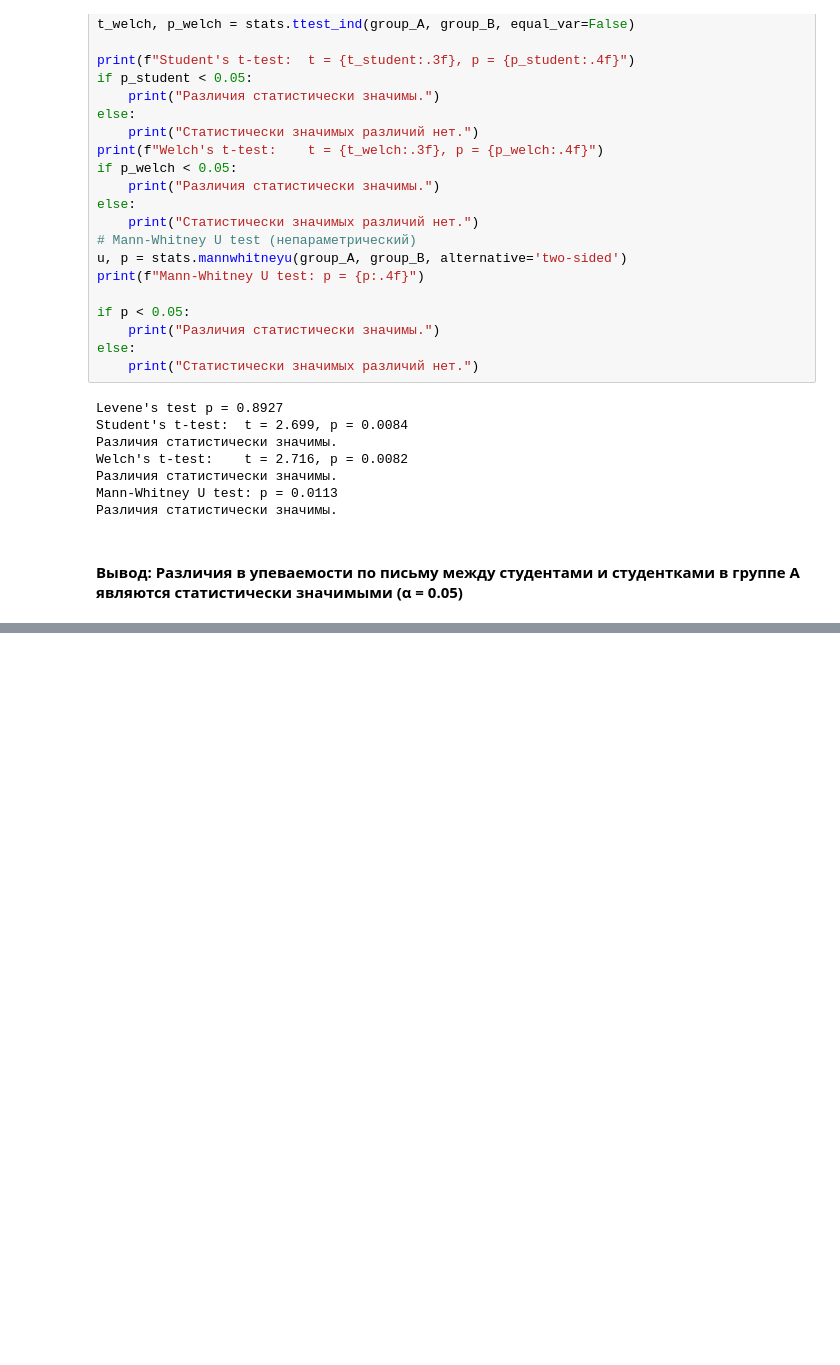
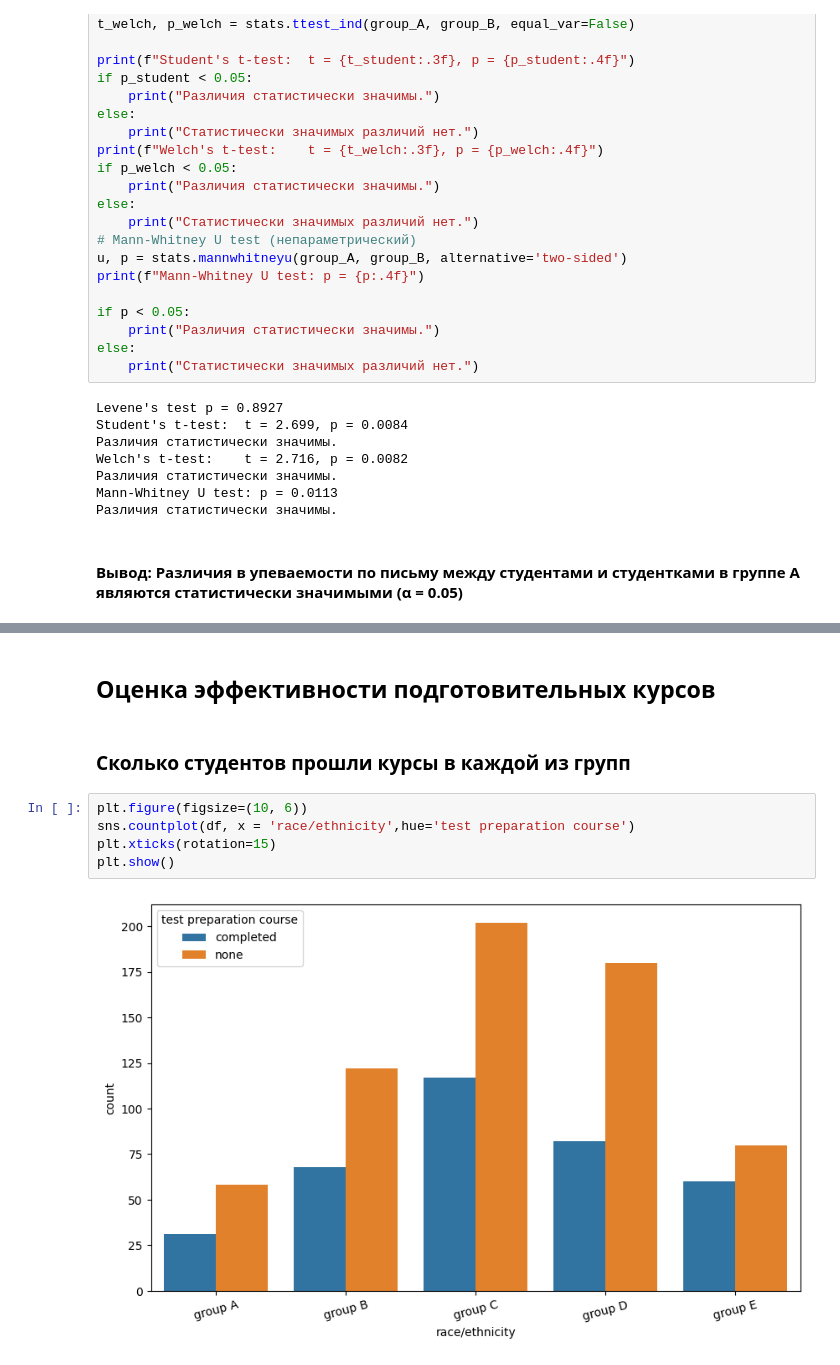
Before and after one commit to AlexanderGajduk/data_analytics, a Jupyter notebook: StudentsAchievements.ipynb, the cells around one changed output, grey strips where cells are left out. Cells and saved outputs as stored; diff of their text form; blank space fills up the shorter version.

```diff
--- a/StudentsAchievements.ipynb
+++ b/StudentsAchievements.ipynb
@@ -462,0 +560,11 @@ plt.show()
+# %% [markdown]
+## Оценка эффективности подготовительных курсов
+# %% [markdown]
+### Сколько студентов прошли курсы в каждой из групп
+# %%
+plt.figure(figsize=(10, 6))
+sns.countplot(df, x = 'race/ethnicity',hue='test preparation course')
+plt.xticks(rotation=15)
+plt.show()
+# %% [output]
+[figure, added]
```
Also changed, not shown: parts of 59 cells of this notebook.
